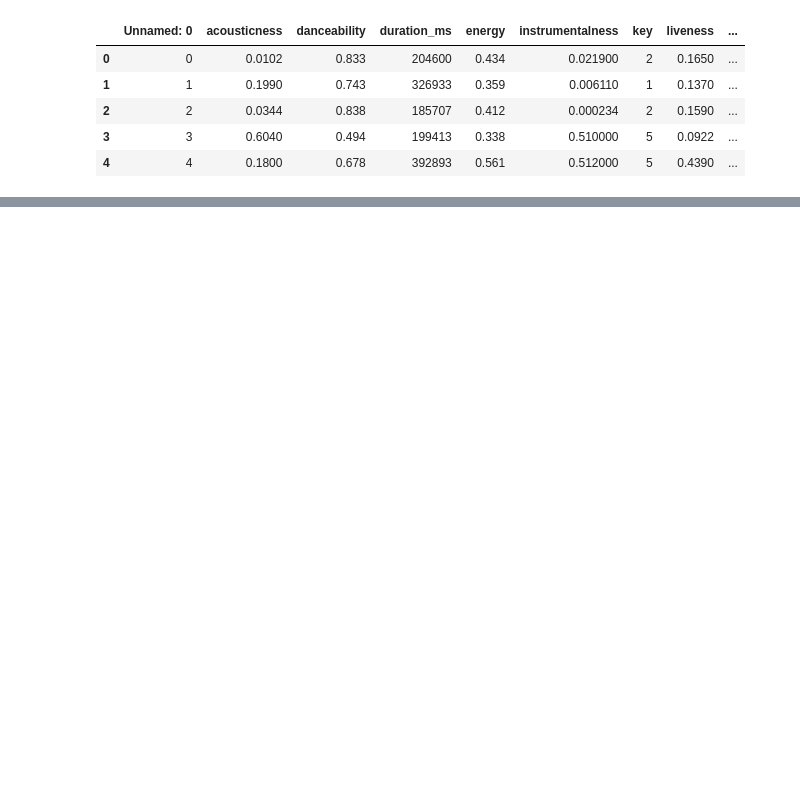
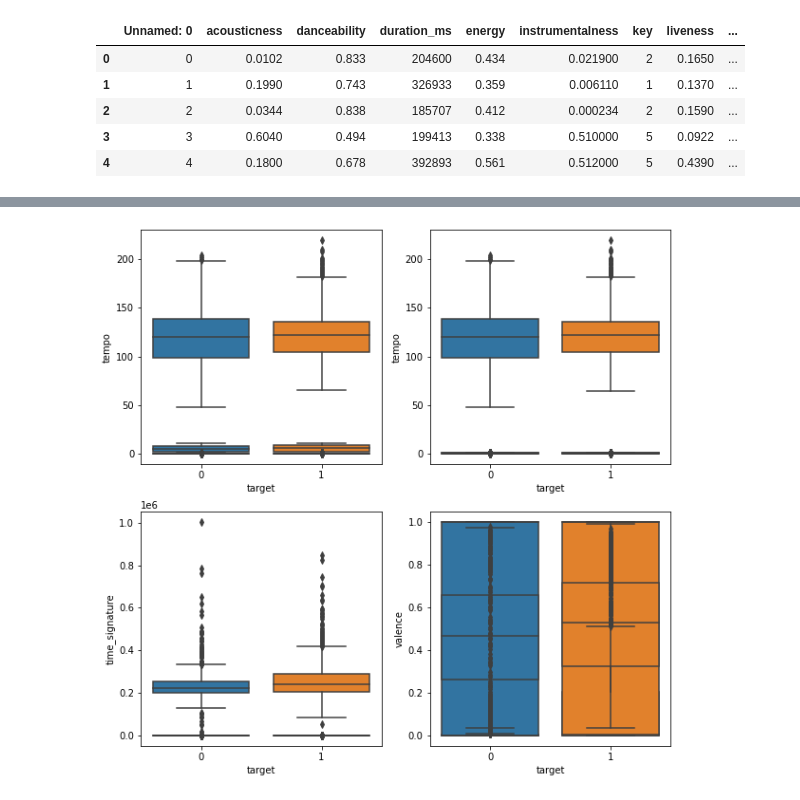
Before and after one commit to AhmedCharfeddine/spotify-recommender-system, a Jupyter notebook: Notebook 1.ipynb, the cells around one changed output, grey strips where cells are left out. Saved outputs shown, nothing was run; the diff lists cells and outputs as text; code cells hidden in the pictures; blank space fills up the shorter version.

```diff
--- a/Notebook 1.ipynb
+++ b/Notebook 1.ipynb
@@ -29,0 +139,3 @@ spotify.head()
+# %%
+d_spotify.drop(columns='energy',inplace=True)
+d_spotify
@@ -29,0 +156,48 @@ spotify.head()
+# %%
+def graph(y):
+    sns.boxplot(x="target", y=y, data=d_spotify)
+plt.figure(figsize=(10,10))
+
+# Adding the subplot at the specified
+# grid position
+plt.subplot(221)
+graph('acousticness')
+
+plt.subplot(222)
+graph('danceability')
+
+plt.subplot(223)
+graph('duration_ms')
+
+plt.subplot(224)
+graph('instrumentalness')
+plt.subplot(221)
+graph('key')
+
+plt.subplot(222)
+graph('liveness')
+
+plt.subplot(223)
+graph('loudness')
+
+plt.subplot(224)
+graph('mode')
+
+plt.subplot(221)
+graph('speechiness')
+
+plt.subplot(222)
+graph('tempo')
+
+plt.subplot(223)
+graph('time_signature')
+
+plt.subplot(224)
+graph('valence')
+
+plt.subplot(221)
+graph('tempo')
+
+plt.show()
+# %% [output]
+[figure, added]
```
Also changed, not shown: parts of 16 cells of this notebook.
